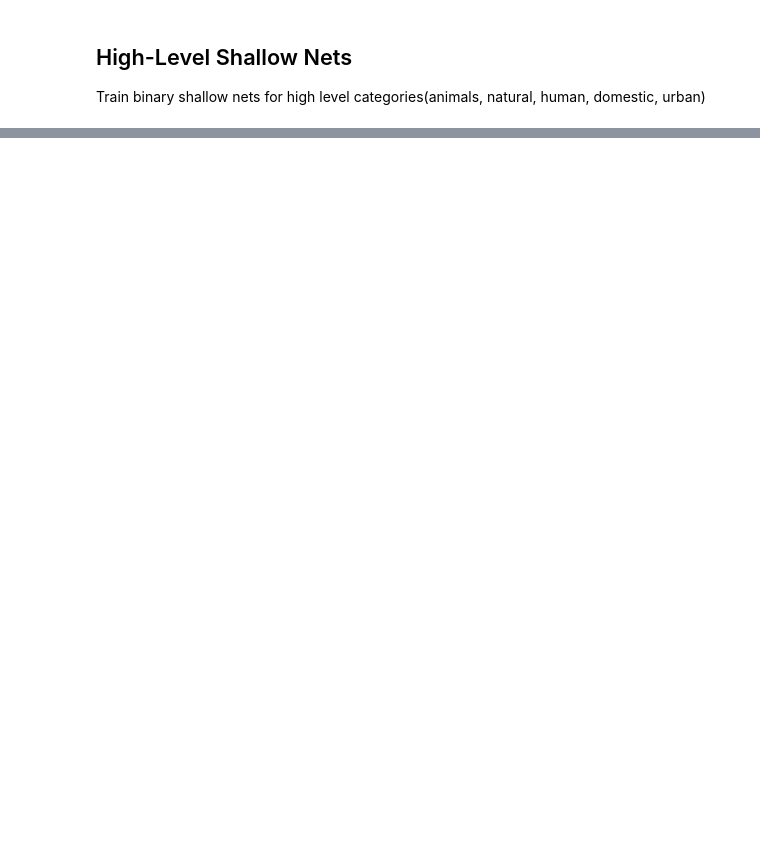
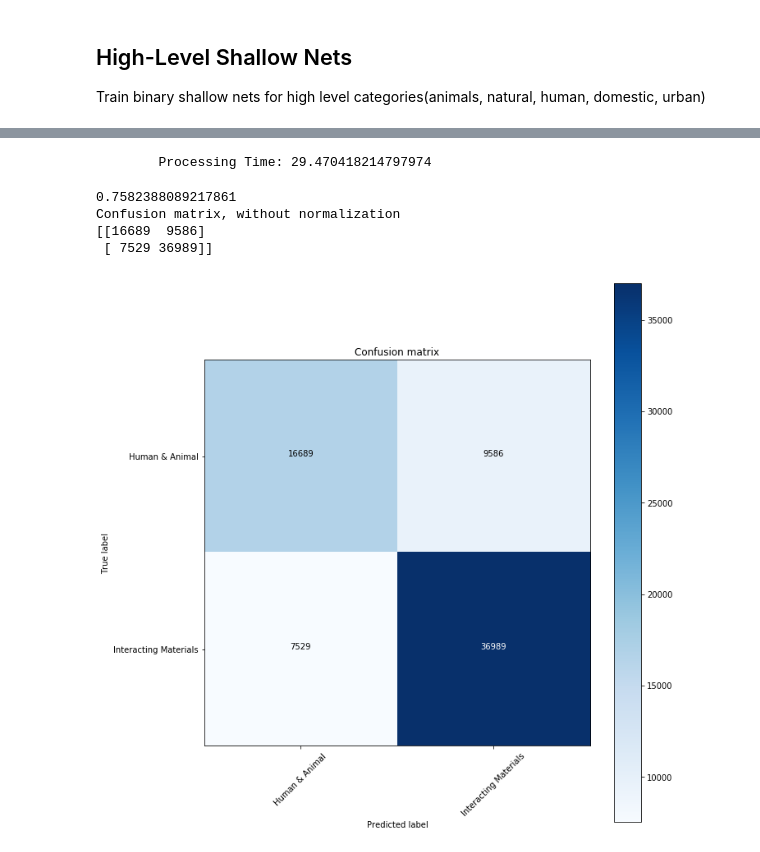
Before and after one commit to DeanPFZ/deep-audio-public, a Jupyter notebook: src/High Level Nets Keras MFCC.ipynb, the cells around one changed output, grey strips where cells are left out. Saved outputs shown, nothing was run; the diff lists cells and outputs as text; code cells hidden in the pictures; blank space fills up the shorter version.

Commit message:
Obtain 75% accuracy on MFCC

```diff
--- a/src/High Level Nets Keras MFCC.ipynb
+++ b/src/High Level Nets Keras MFCC.ipynb
@@ -162,0 +293,17 @@ Confusion matrix, without normalization
+# %%
+X, y = load_audio_blockwise(dataset, 11025, 5512)
+# %% [output]
+        Processing Time: 29.470418214797974
+# %%
+pred = clas.predict(X)
+print(metrics.accuracy_score(y, pred))
+cm = metrics.confusion_matrix(y, pred)
+plt.figure(figsize=(10,10))
+plot_confusion_matrix(cm, h_classes)
+plt.show()
+# %% [output]
+0.7582388089217861
+Confusion matrix, without normalization
+[[16689  9586]
+ [ 7529 36989]]
+[figure, added]
```
Also changed, not shown: parts of 18 cells of this notebook, 4 other files.
